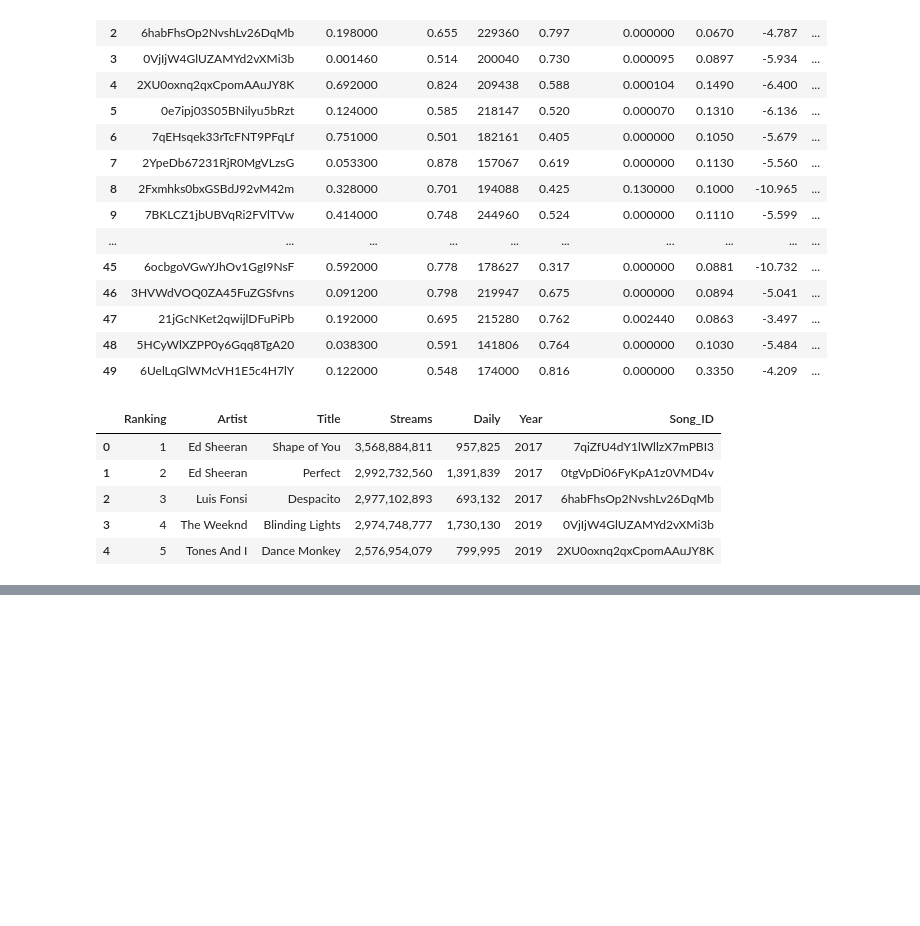
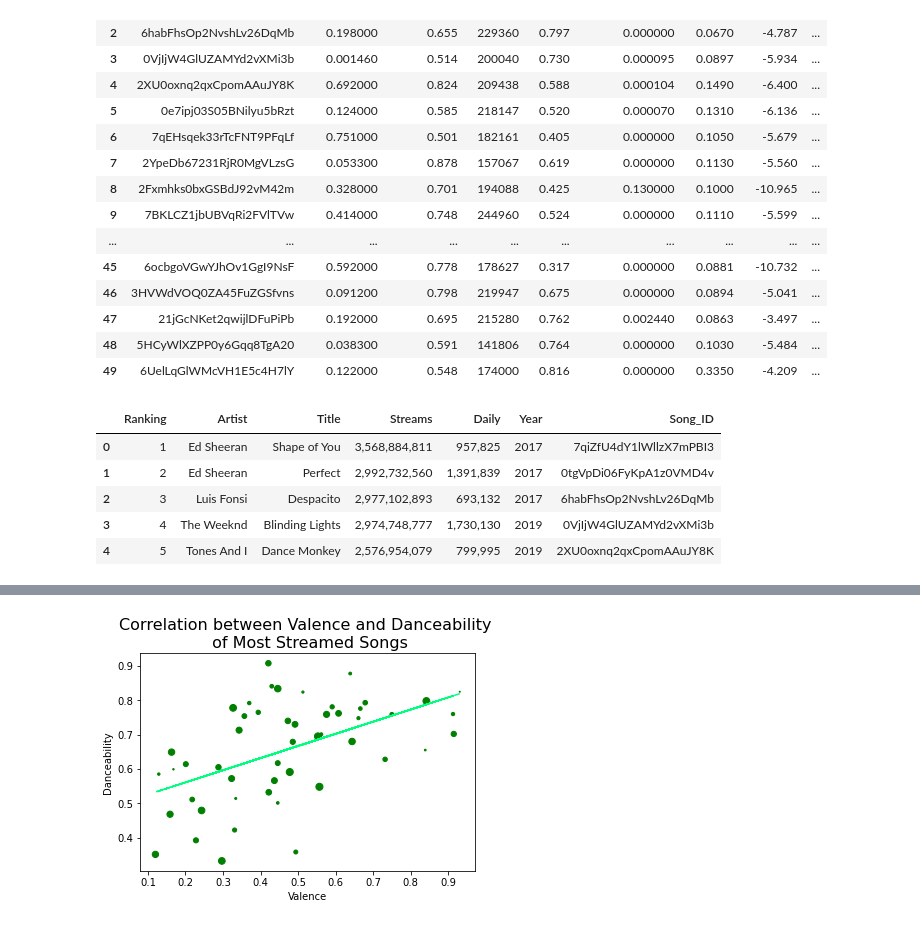
Before and after one commit to dianaagustinaf/spotidata-project, a Jupyter notebook: 1-most-streamed-songs.ipynb, the cells around one changed output, grey strips where cells are left out. Cells and saved outputs as stored; diff of their text form; code cells hidden in the pictures; blank space fills up the shorter version.

```diff
--- a/1-most-streamed-songs.ipynb
+++ b/1-most-streamed-songs.ipynb
@@ -504,0 +478,15 @@ plt.savefig("Figures/MostStreamedSongs/Valence Distribution.png")
+# %%
+plt.scatter(songs_analysed["Valence"], songs_analysed["Danceability"],
+            marker="o", color="green", s=songs_analysed["Ranking"])
+plt.xlabel("Valence")
+plt.ylabel("Danceability")
+#line
+slope, intercept, r, p, se = st.linregress(songs_analysed["Valence"],songs_analysed["Danceability"])
+y_fit = slope* songs_analysed["Valence"] + intercept
+plt.plot(songs_analysed["Valence"], y_fit, "--", color="springgreen")
+#format
+fontdict = {'fontsize': 16}
+plt.title("Correlation between Valence and Danceability \n of Most Streamed Songs", fontdict=fontdict)
+plt.savefig("Figures/MostStreamedSongs/Danceability Distribution.png")
+# %% [output]
+[figure, added]
```
Also changed, not shown: parts of 42 cells of this notebook, 5 other files.
